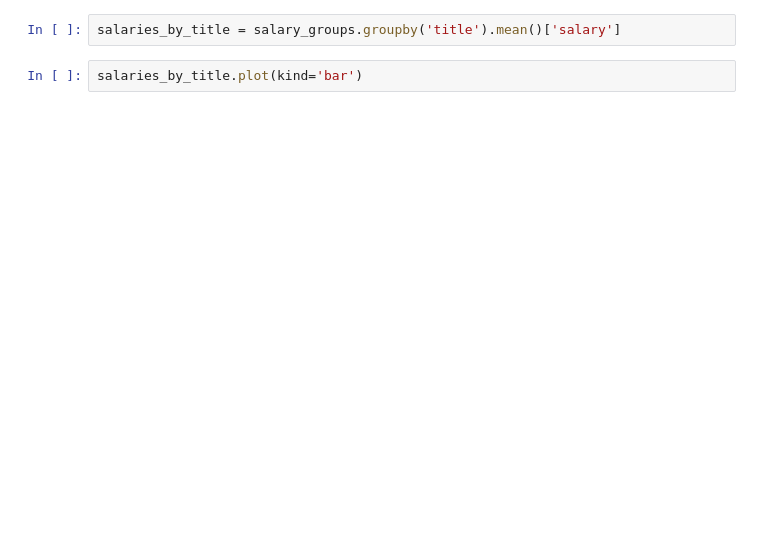
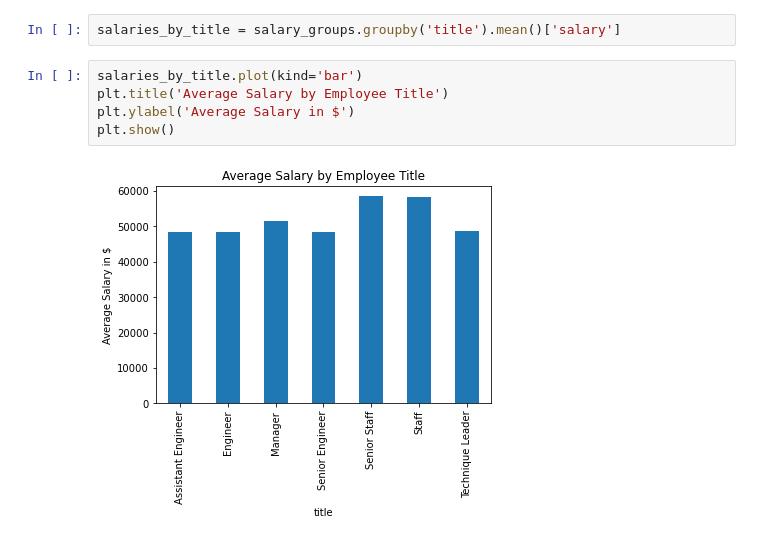
Before and after one commit to twolightsabovethesea/sql-challenge, a Jupyter notebook: EmployeeSQL/SQLchallenge.ipynb, the cells around one changed output. Drawn from its saved outputs; the diff is of its cells as text; blank space fills up the shorter version.

```diff
--- a/EmployeeSQL/SQLchallenge.ipynb
+++ b/EmployeeSQL/SQLchallenge.ipynb
@@ -127,4 +135,9 @@ plt.show()
 # %%
 salaries_by_title = salary_groups.groupby('title').mean()['salary']
-# %%
-salaries_by_title.plot(kind='bar')
+# %%
+salaries_by_title.plot(kind='bar')
+plt.title('Average Salary by Employee Title')
+plt.ylabel('Average Salary in $')
+plt.show()
+# %% [output]
+[figure, added]
```
Also changed, not shown: parts of 8 cells of this notebook.
